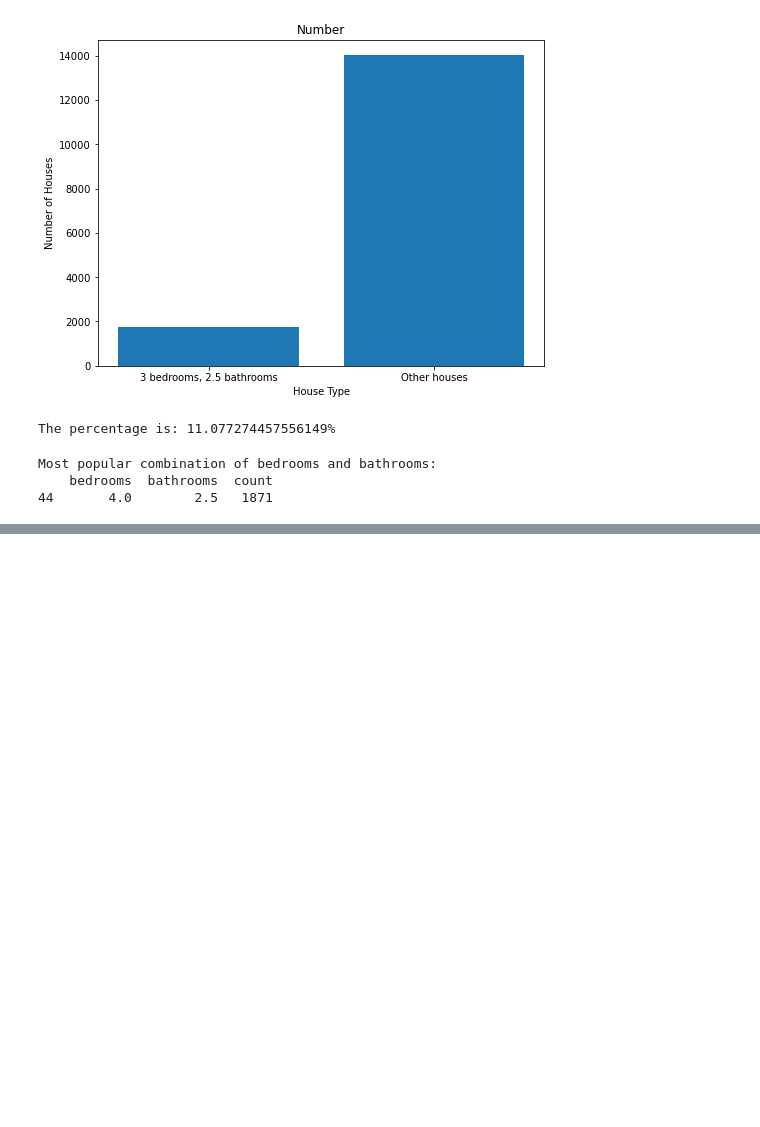
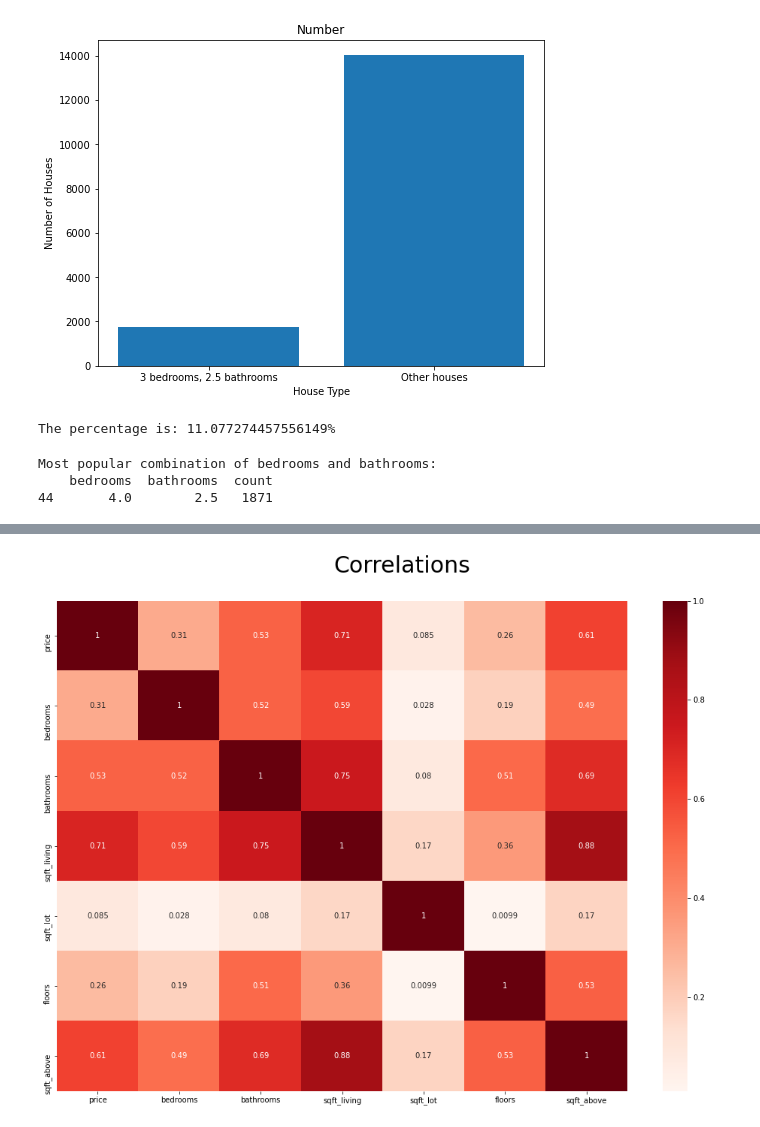
Before and after one commit to learn-co-curriculum/dsc-phase-2-project-v2-3, a Jupyter notebook: student.ipynb, the cells around one changed output, grey strips where cells are left out. Cells and saved outputs as stored; diff of their text form; code cells hidden in the pictures; blank space fills up the shorter version.

```diff
--- a/student.ipynb
+++ b/student.ipynb
@@ -532,0 +645,8 @@ Most popular combination of bedrooms and bathrooms:
+# %%
+# #We first started by dropping the non numeric columns and named the new data frame as numeric
+# numeric=df.select_dtypes(include=['number'])
+# numeric.drop(['id','yr_built','yr_renovated','zipcode','lat','long','sqft_living15','sqft_lot15'],inplace=True,axis=1)
+numeric = df.select_dtypes(include=['number'])
+columns_to_drop = ['id', 'yr_built', 'yr_renovated', 'zipcode', 'lat', 'long', 'sqft_living15', 'sqft_lot15']
+numeric.drop(columns_to_drop, inplace=True, axis=1)
+numeric
@@ -532,0 +683,8 @@ Most popular combination of bedrooms and bathrooms:
+# %%
+#Plotting a heatmap to show how each of the columns correlate with each other
+corr = numeric.corr().abs()
+fig, ax=plt.subplots(figsize=(17,12))
+fig.suptitle('Correlations', fontsize=30, y=.95)
+heatmap = sns.heatmap(corr, cmap='Reds', annot=True)
+# %% [output]
+[figure, added]
```
Also changed, not shown: parts of 12 cells of this notebook.
